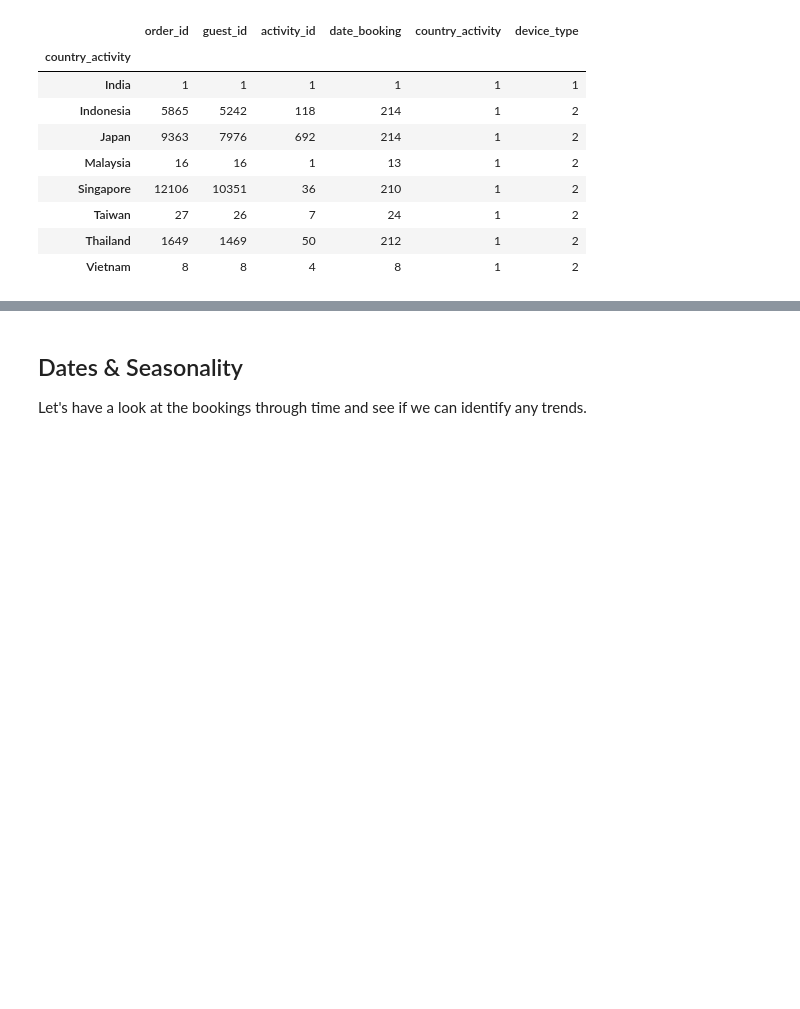
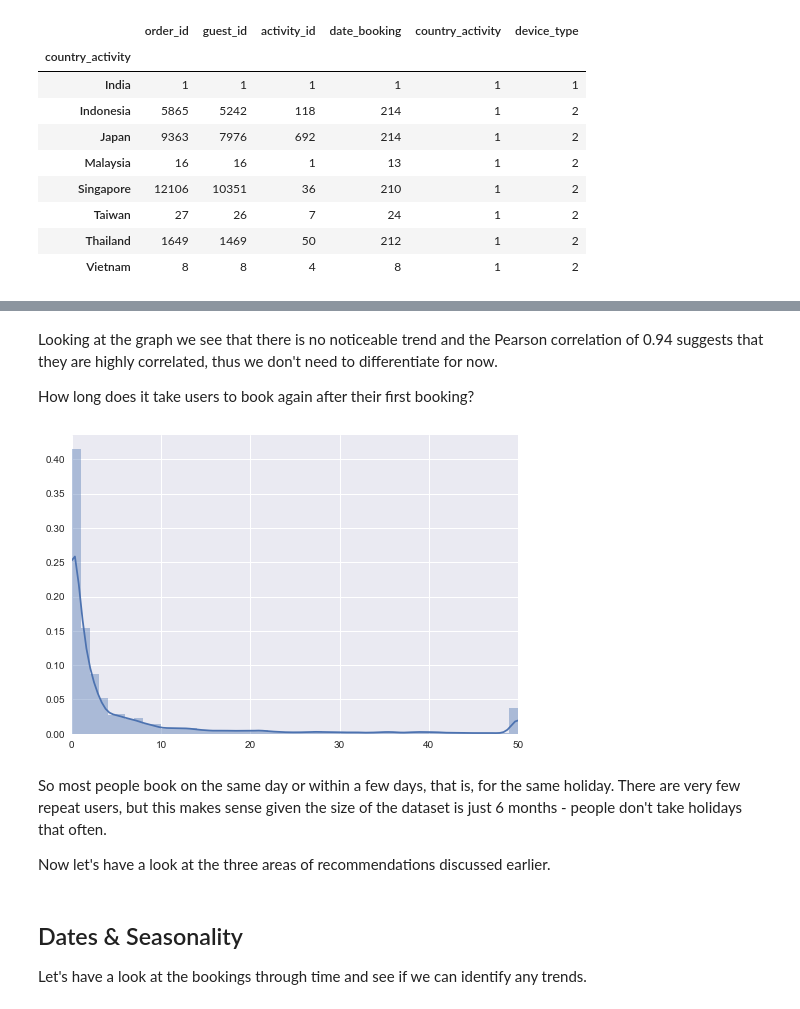
Before and after one commit to jyesawtellrickson/ecommerce-cross-sell, a Jupyter notebook: cross-sell analysis.ipynb, the cells around one changed output, grey strips where cells are left out. Saved outputs shown, nothing was run; the diff lists cells and outputs as text; code cells hidden in the pictures; blank space fills up the shorter version.

```diff
--- a/cross-sell analysis.ipynb
+++ b/cross-sell analysis.ipynb
@@ -98,3 +104,34 @@ Now let's have a look at the three areas of recommendations discussed earlier.
+# %% [markdown]
+Looking at the graph we see that there is no noticeable trend and the Pearson correlation of 0.94 suggests that they are highly correlated, thus we don't need to differentiate for now.
+
+How long does it take users to book again after their first booking?
+# %%
+from datetime import timedelta
+def spec_sort(l):
+    if not l:
+        return None
+    if len(l) < 2:
+        return None
+    l.sort()
+    ans = []
+    for i in range(len(l)-1):
+        ans += [int((l[i+1] - l[i]) / timedelta(1))]
+    return ans
+
+l = data.groupby(['guest_id'])['date_booking'].apply(list).apply(spec_sort).tolist()
+t = [a for a in l if a]
+flat_list = [item for sublist in t for item in sublist] # if item > 0]
+t = flat_list
+flat_list = [min(a,50) for a in t]
+chart = sns.distplot(flat_list)
+chart.axes.set_xlim(0,50)
+sns.plt.show()
+# %% [output]
+[figure, added]
+# %% [markdown]
+So most people book on the same day or within a few days, that is, for the same holiday. There are very few repeat users, but this makes sense given the size of the dataset is just 6 months - people don't take holidays that often.
+
+Now let's have a look at the three areas of recommendations discussed earlier.
 # %% [markdown]
 ## Dates & Seasonality
 
```
Also changed, not shown: parts of 14 cells of this notebook.
